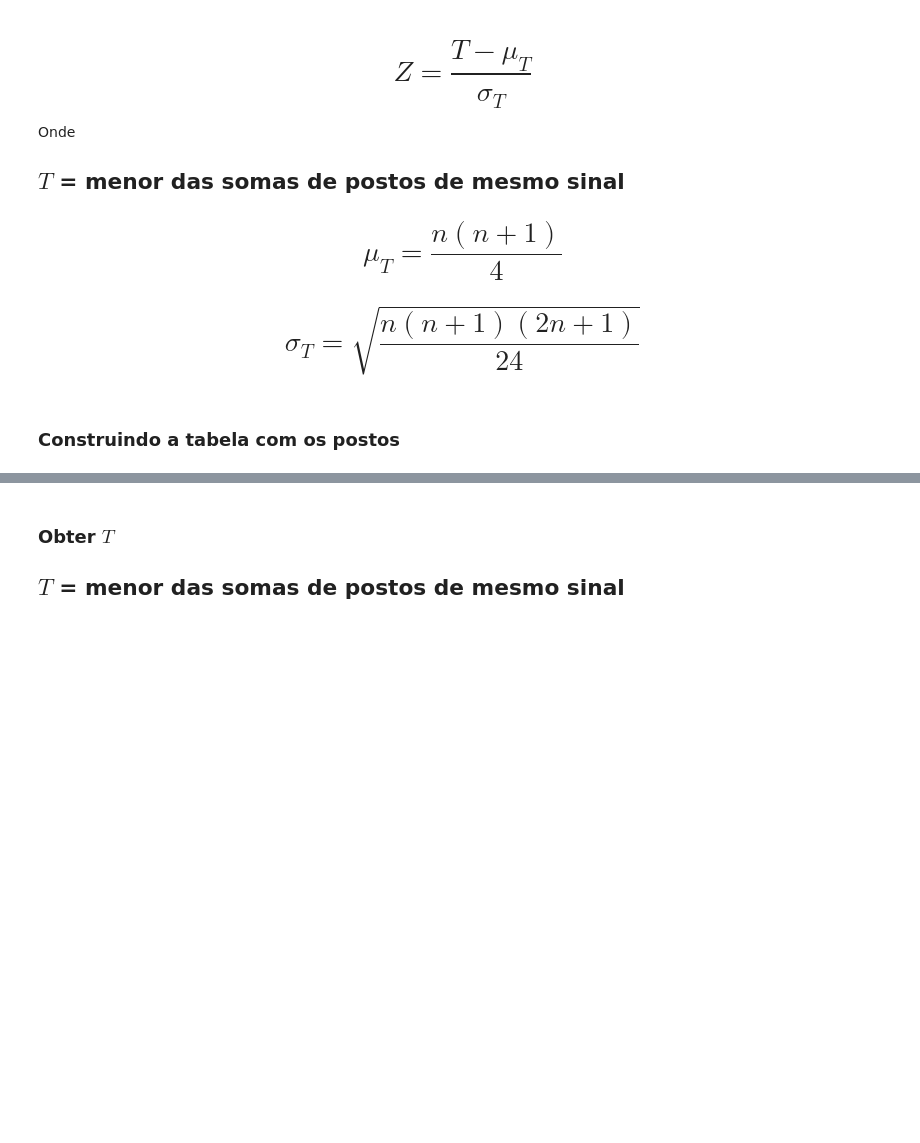
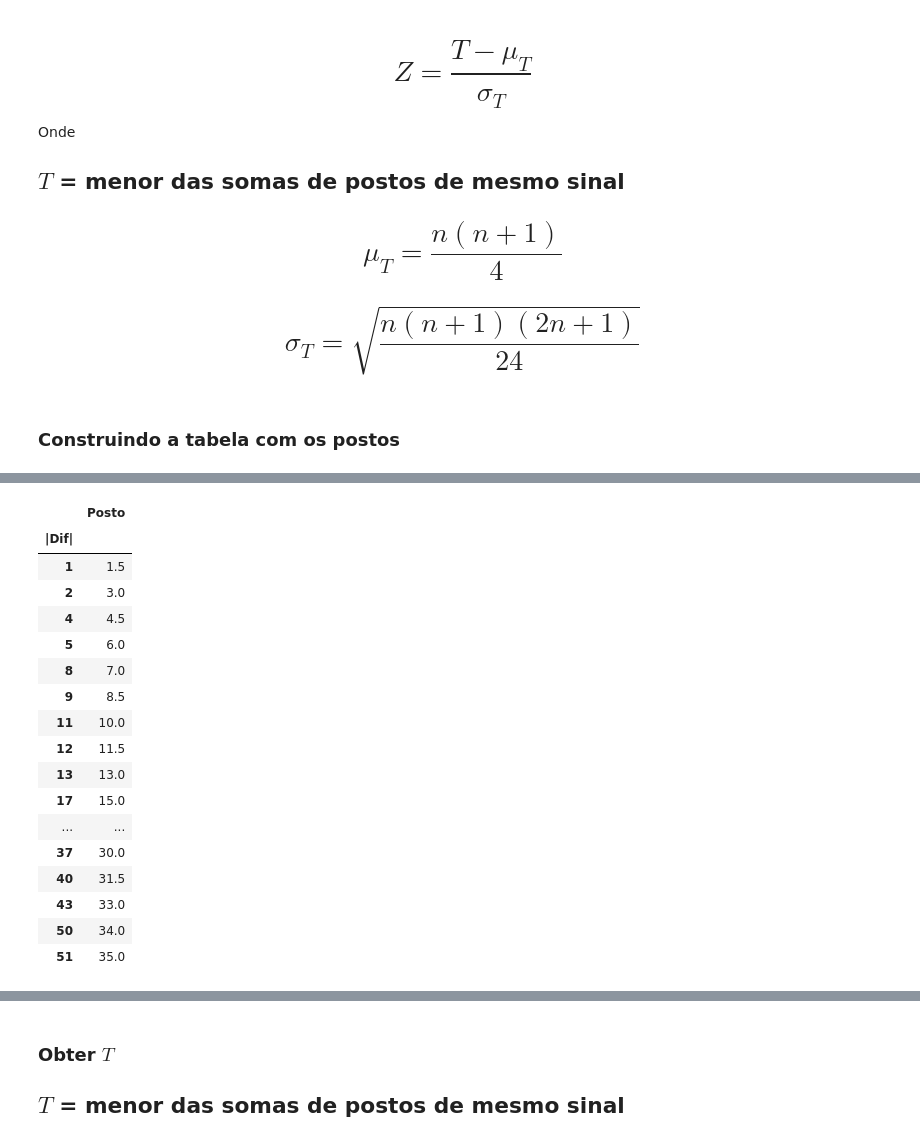
Before and after one commit to julio-monzem/python-estatistica, a Jupyter notebook: python_estatistica_03_hipoteses.ipynb, the cells around one changed output, grey strips where cells are left out. Drawn from its saved outputs; the diff is of its cells as text; code cells hidden in the pictures; blank space fills up the shorter version.

```diff
--- a/python_estatistica_03_hipoteses.ipynb
+++ b/python_estatistica_03_hipoteses.ipynb
@@ -1089,0 +1335,22 @@ Onde
+# %%
+posto = fumo[['|Dif|', 'Posto']].groupby('|Dif|').mean()
+posto
+# %% [output]
+|  | Posto |
+| |Dif| |  |
+| 1 | 1.5 |
+| 2 | 3.0 |
+| 4 | 4.5 |
+| 5 | 6.0 |
+| 8 | 7.0 |
+| 9 | 8.5 |
+| 11 | 10.0 |
+| 12 | 11.5 |
+| 13 | 13.0 |
+| 17 | 15.0 |
+| ... | ... |
+| 37 | 30.0 |
+| 40 | 31.5 |
+| 43 | 33.0 |
+| 50 | 34.0 |
+| 51 | 35.0 |
```
Also changed, not shown: parts of 48 cells of this notebook.
